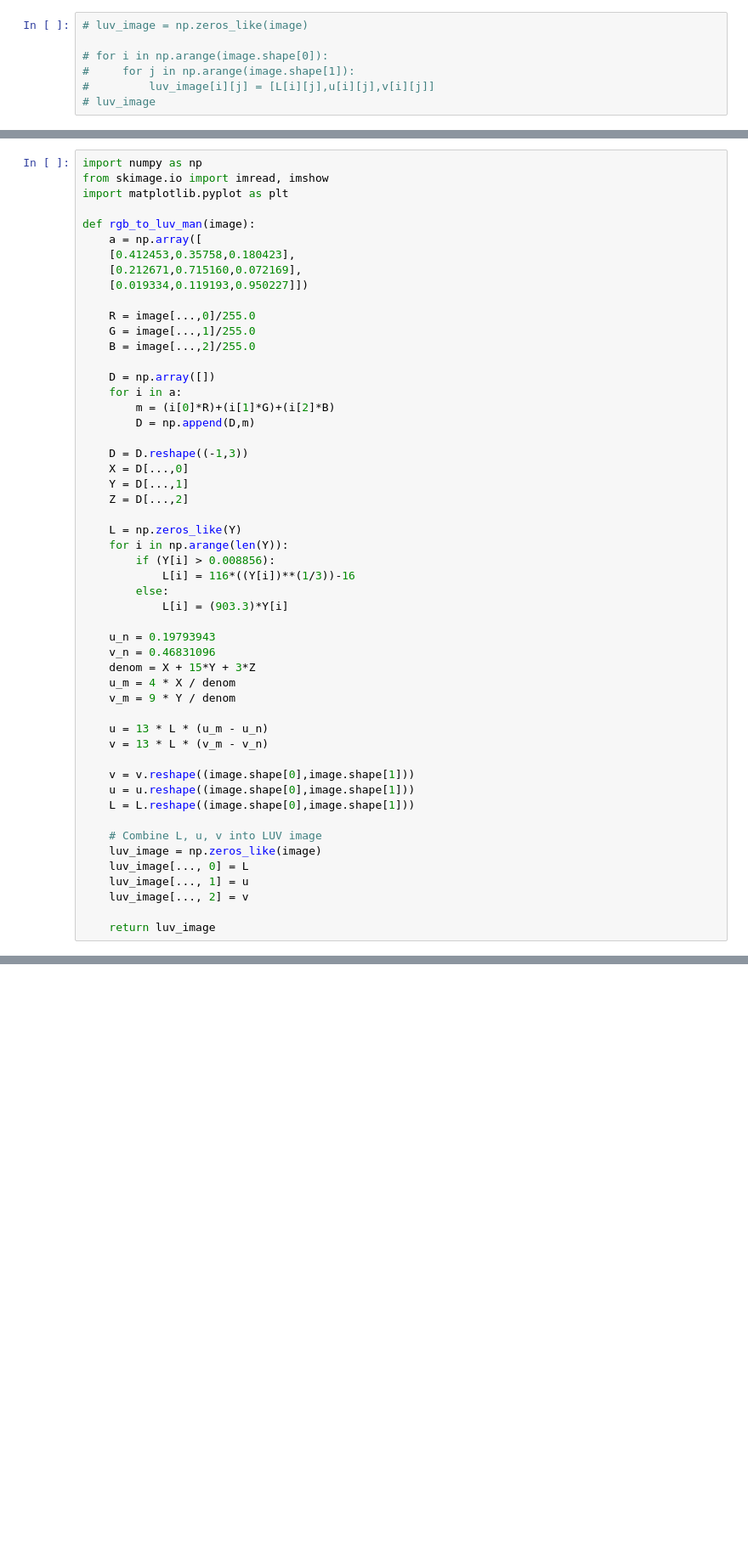
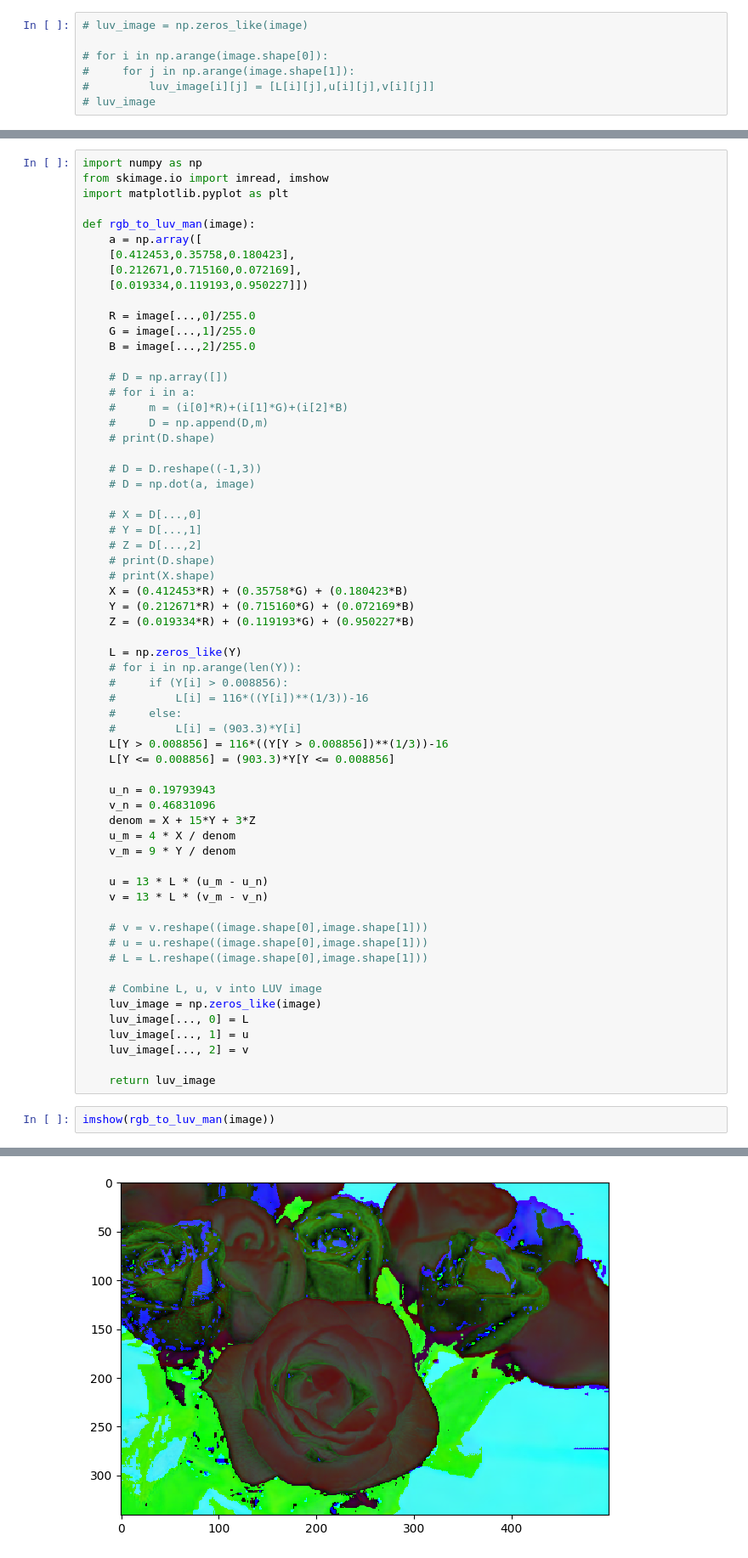
Before and after one commit to Esraa-alii/Image-Segmentation, a Jupyter notebook: luv.ipynb, the cells around one changed output, grey strips where cells are left out. Shown at 85% size. Cells and saved outputs as stored; diff of their text form; blank space fills up the shorter version.

```diff
--- a/luv.ipynb
+++ b/luv.ipynb
@@ -153,22 +159,32 @@ def rgb_to_luv_man(image):
     G = image[...,1]/255.0
     B = image[...,2]/255.0
 
-    D = np.array([])
-    for i in a:
-        m = (i[0]*R)+(i[1]*G)+(i[2]*B)
-        D = np.append(D,m)
+    # D = np.array([])
+    # for i in a:
+    #     m = (i[0]*R)+(i[1]*G)+(i[2]*B)
+    #     D = np.append(D,m)
+    # print(D.shape)
 
-    D = D.reshape((-1,3))
-    X = D[...,0]
-    Y = D[...,1]
-    Z = D[...,2]
+    # D = D.reshape((-1,3))
+    # D = np.dot(a, image)
+
+    # X = D[...,0]
+    # Y = D[...,1]
+    # Z = D[...,2]
+    # print(D.shape)
+    # print(X.shape)
+    X = (0.412453*R) + (0.35758*G) + (0.180423*B)
+    Y = (0.212671*R) + (0.715160*G) + (0.072169*B)
+    Z = (0.019334*R) + (0.119193*G) + (0.950227*B)
 
     L = np.zeros_like(Y)
-    for i in np.arange(len(Y)):
-        if (Y[i] > 0.008856):
-            L[i] = 116*((Y[i])**(1/3))-16
-        else:
-            L[i] = (903.3)*Y[i]
+    # for i in np.arange(len(Y)):
+    #     if (Y[i] > 0.008856):
+    #         L[i] = 116*((Y[i])**(1/3))-16
+    #     else:
+    #         L[i] = (903.3)*Y[i]
+    L[Y > 0.008856] = 116*((Y[Y > 0.008856])**(1/3))-16
+    L[Y <= 0.008856] = (903.3)*Y[Y <= 0.008856]
 
     u_n = 0.19793943
     v_n = 0.46831096
@@ -179,9 +195,9 @@ def rgb_to_luv_man(image):
     u = 13 * L * (u_m - u_n)
     v = 13 * L * (v_m - v_n)
 
-    v = v.reshape((image.shape[0],image.shape[1]))
-    u = u.reshape((image.shape[0],image.shape[1]))
-    L = L.reshape((image.shape[0],image.shape[1]))
+    # v = v.reshape((image.shape[0],image.shape[1]))
+    # u = u.reshape((image.shape[0],image.shape[1]))
+    # L = L.reshape((image.shape[0],image.shape[1]))
 
     # Combine L, u, v into LUV image
     luv_image = np.zeros_like(image)
@@ -190,3 +206,6 @@ def rgb_to_luv_man(image):
     luv_image[..., 2] = v
 
     return luv_image
+# %%
+imshow(rgb_to_luv_man(image))
+# %% [output]
@@ -192,0 +213 @@ def rgb_to_luv_man(image):
+[figure, added]
```
Also changed, not shown: parts of 16 cells of this notebook, 2 other files.
